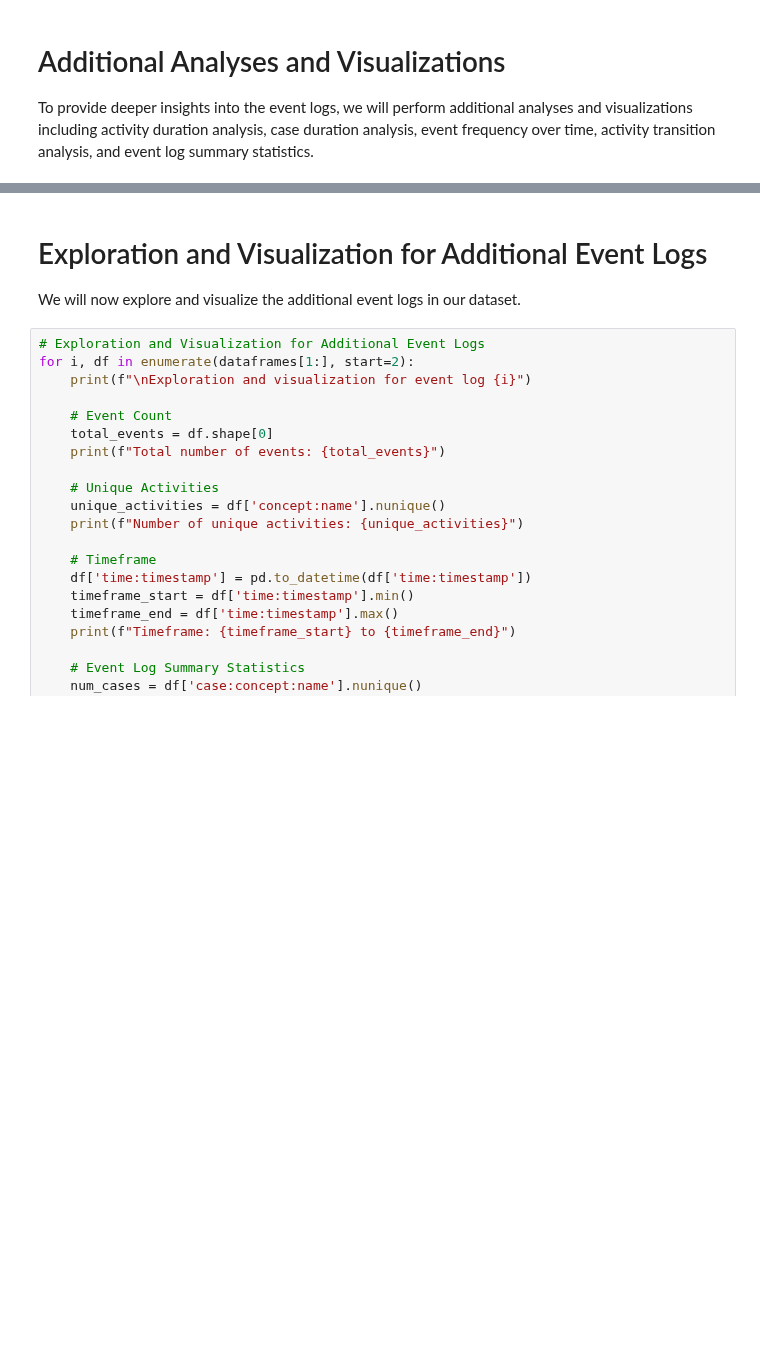
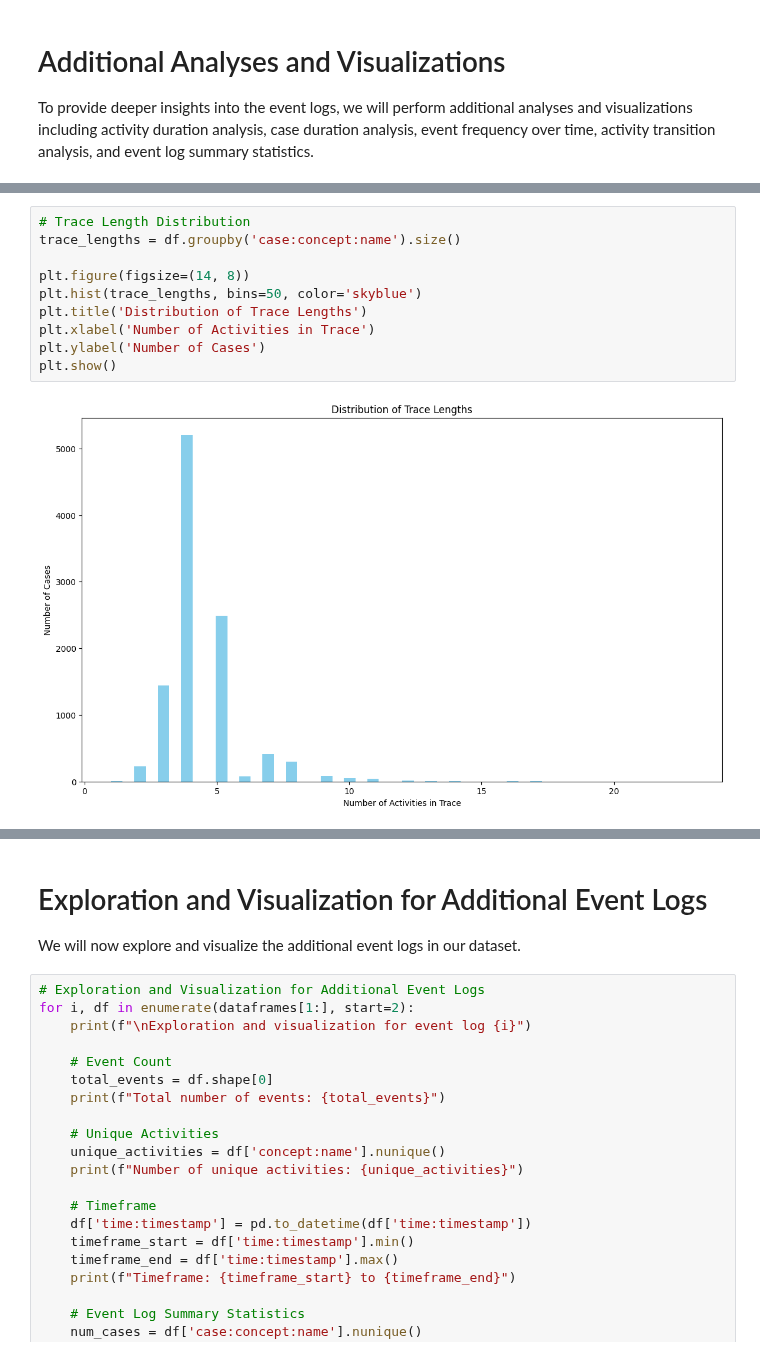
Before and after one commit to collinleiber/LMU_Master_Practical_SoSe24, a Jupyter notebook: practical/ProcessMining/group1/task5/0_data-exploration.ipynb, the cells around one changed output, grey strips where cells are left out. Saved outputs shown, nothing was run; the diff lists cells and outputs as text; blank space fills up the shorter version.

```diff
--- a/practical/ProcessMining/group1/task5/0_data-exploration.ipynb
+++ b/practical/ProcessMining/group1/task5/0_data-exploration.ipynb
@@ -127,0 +201,12 @@ plt.show()
+# %%
+# Trace Length Distribution
+trace_lengths = df.groupby('case:concept:name').size()
+
+plt.figure(figsize=(14, 8))
+plt.hist(trace_lengths, bins=50, color='skyblue')
+plt.title('Distribution of Trace Lengths')
+plt.xlabel('Number of Activities in Trace')
+plt.ylabel('Number of Cases')
+plt.show()
+# %% [output]
+[figure, added]
```
Also changed, not shown: parts of 9 cells of this notebook.
